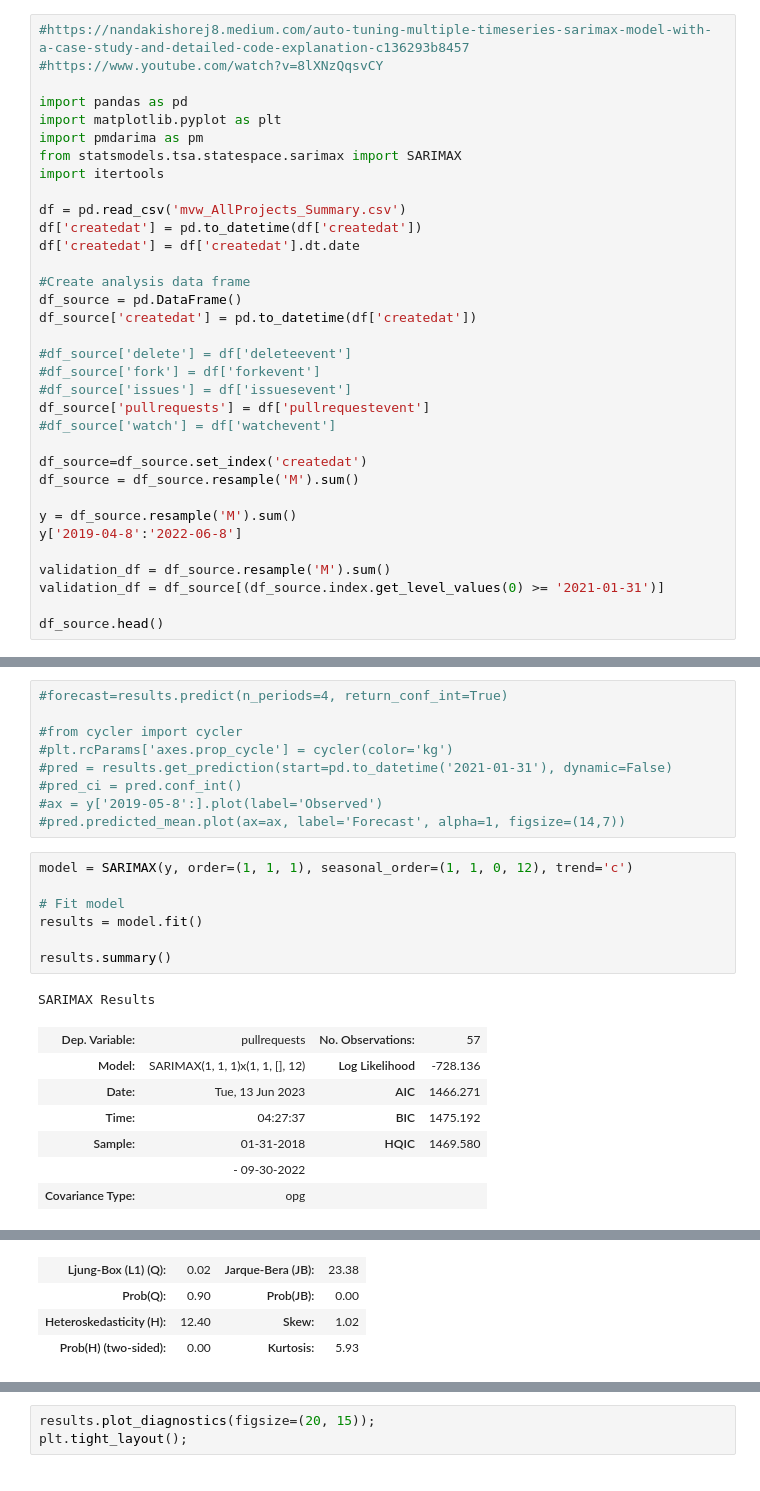
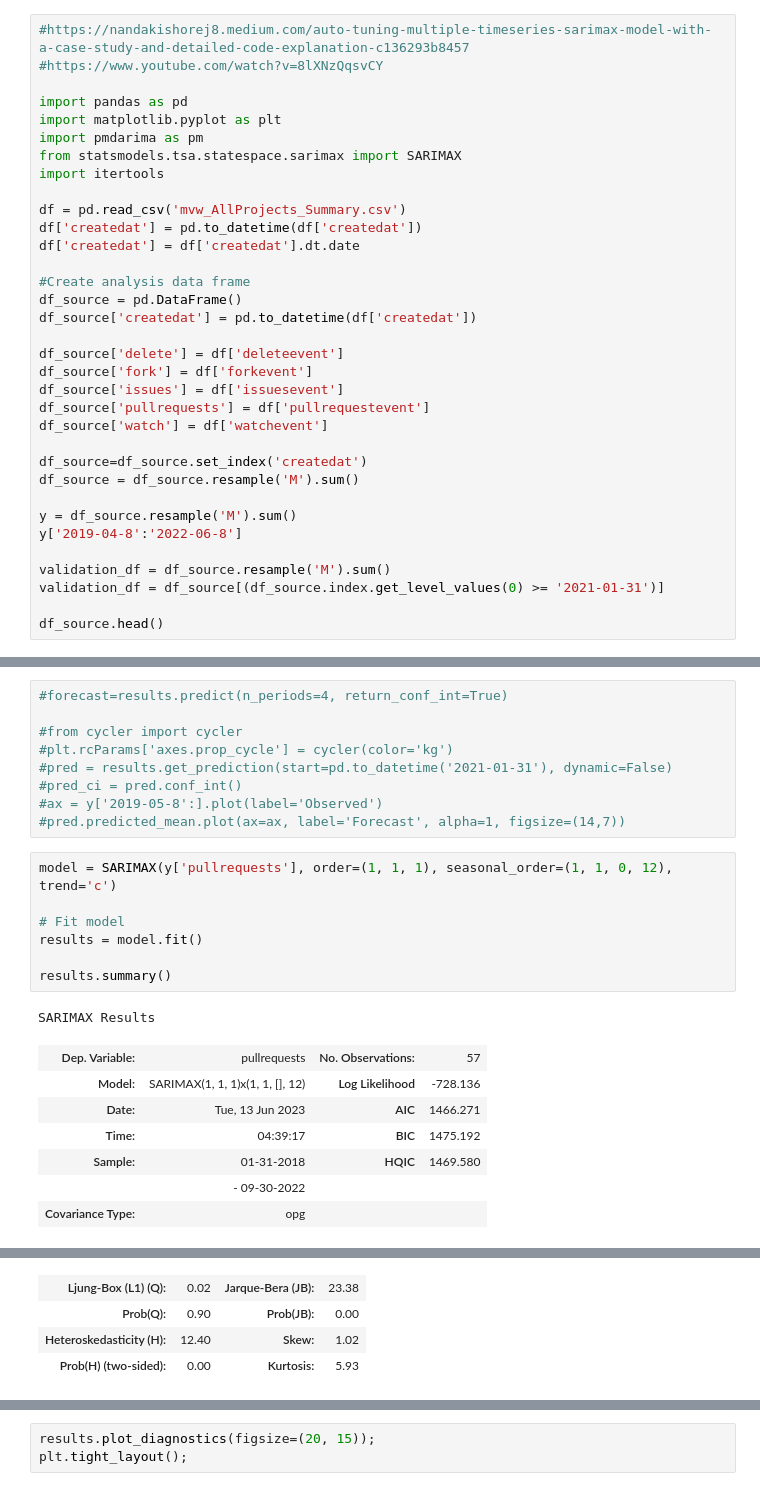
Before and after one commit to spectazular/UniSampleCode, a Jupyter notebook: SARIMA.ipynb, the cells around one changed output, grey strips where cells are left out. Drawn from its saved outputs; the diff is of its cells as text.

```diff
--- a/SARIMA.ipynb
+++ b/SARIMA.ipynb
@@ -16,11 +16,11 @@ df['createdat'] = df['createdat'].dt.date
 df_source = pd.DataFrame()
 df_source['createdat'] = pd.to_datetime(df['createdat'])
 
-#df_source['delete'] = df['deleteevent']
-#df_source['fork'] = df['forkevent']
-#df_source['issues'] = df['issuesevent']
+df_source['delete'] = df['deleteevent']
+df_source['fork'] = df['forkevent']
+df_source['issues'] = df['issuesevent']
 df_source['pullrequests'] = df['pullrequestevent']
-#df_source['watch'] = df['watchevent']
+df_source['watch'] = df['watchevent']
 
 df_source=df_source.set_index('createdat')
 df_source = df_source.resample('M').sum()
@@ -112,18 +116,18 @@ sigma2      1.979e+13   9.48e-15   2.09e+27      0.000    1.98e+13    1.98e+13
 #ax = y['2019-05-8':].plot(label='Observed')
 #pred.predicted_mean.plot(ax=ax, label='Forecast', alpha=1, figsize=(14,7))
 # %%
-model = SARIMAX(y, order=(1, 1, 1), seasonal_order=(1, 1, 0, 12), trend='c')
+model = SARIMAX(y['pullrequests'], order=(1, 1, 1), seasonal_order=(1, 1, 0, 12), trend='c')
 
 # Fit model
 results = model.fit()
 
 results.summary()
 # %% [output]
 SARIMAX Results
 | Dep. Variable: | pullrequests | No. Observations: | 57 |
 | Model: | SARIMAX(1, 1, 1)x(1, 1, [], 12) | Log Likelihood | -728.136 |
 | Date: | Tue, 13 Jun 2023 | AIC | 1466.271 |
-| Time: | 04:27:37 | BIC | 1475.192 |
+| Time: | 04:39:17 | BIC | 1475.192 |
 | Sample: | 01-31-2018 | HQIC | 1469.580 |
 |  | - 09-30-2022 |  |  |
 | Covariance Type: | opg |  |  |
```
Also changed, not shown: parts of 6 cells of this notebook.
